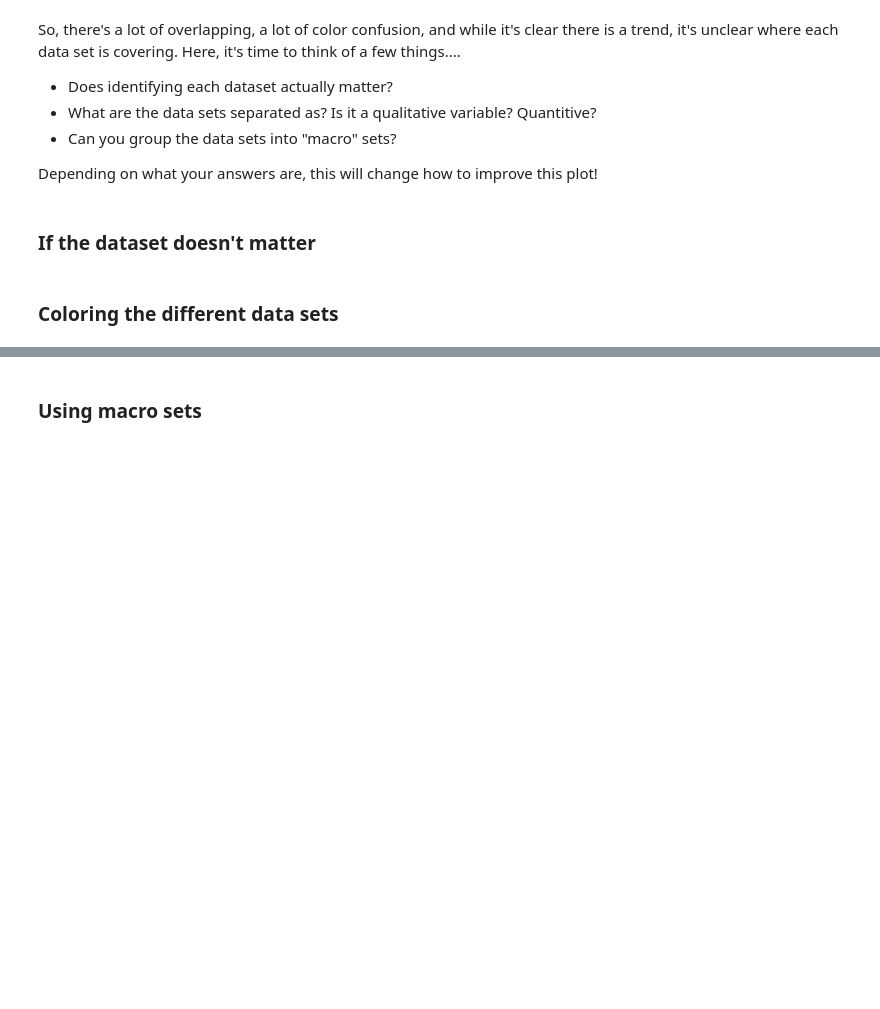
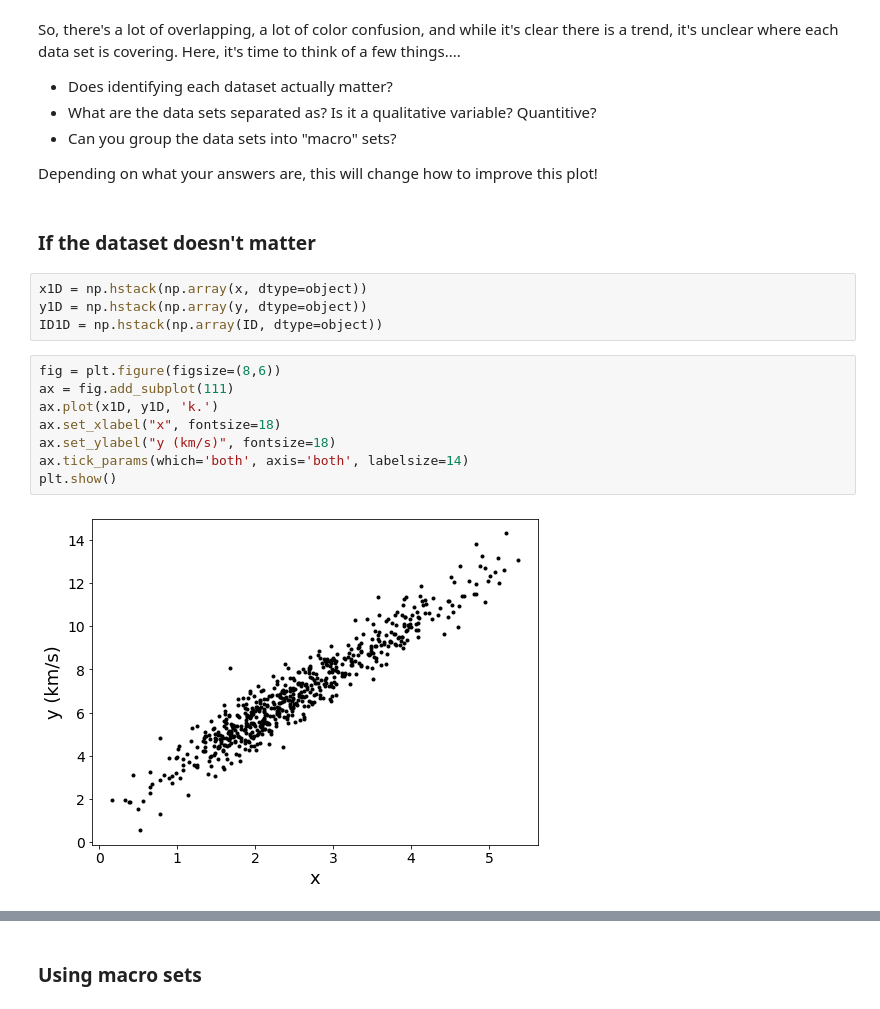
Before and after one commit to AstroBrandt/DataVisTutorial, a Jupyter notebook: scatterPlots.ipynb, the cells around one changed output, grey strips where cells are left out. Saved outputs shown, nothing was run; the diff lists cells and outputs as text; blank space fills up the shorter version.

```diff
--- a/scatterPlots.ipynb
+++ b/scatterPlots.ipynb
@@ -42,5 +46,17 @@ So, there's a lot of overlapping, a lot of color confusion, and while it's clear
 Depending on what your answers are, this will change how to improve this plot!
 # %% [markdown]
 ### If the dataset doesn't matter
-# %% [markdown]
-### Coloring the different data sets
+# %%
+x1D = np.hstack(np.array(x, dtype=object))
+y1D = np.hstack(np.array(y, dtype=object))
+ID1D = np.hstack(np.array(ID, dtype=object))
+# %%
+fig = plt.figure(figsize=(8,6))
+ax = fig.add_subplot(111)
+ax.plot(x1D, y1D, 'k.')
+ax.set_xlabel("x", fontsize=18)
+ax.set_ylabel("y (km/s)", fontsize=18)
+ax.tick_params(which='both', axis='both', labelsize=14)
+plt.show()
+# %% [output]
+[figure, added]
```
Also changed, not shown: parts of 5 cells of this notebook, 2 other files.
